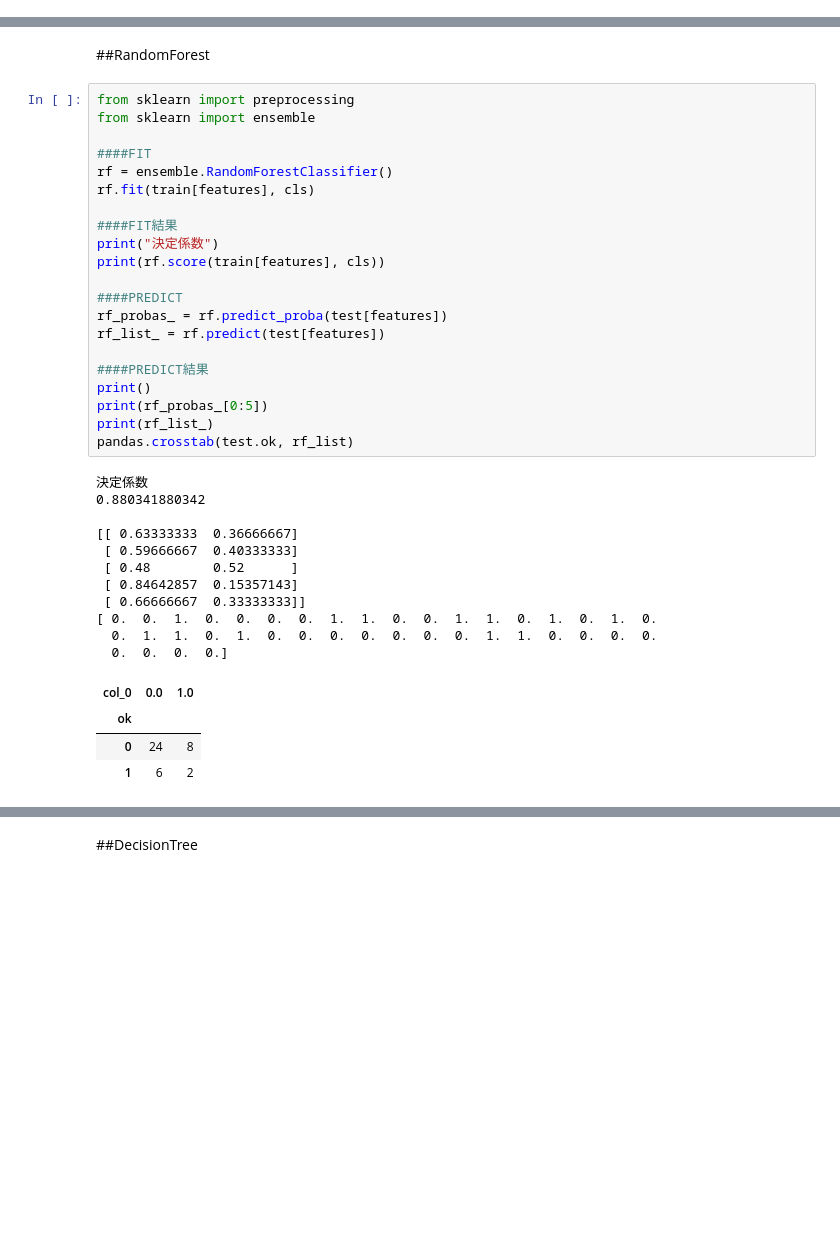
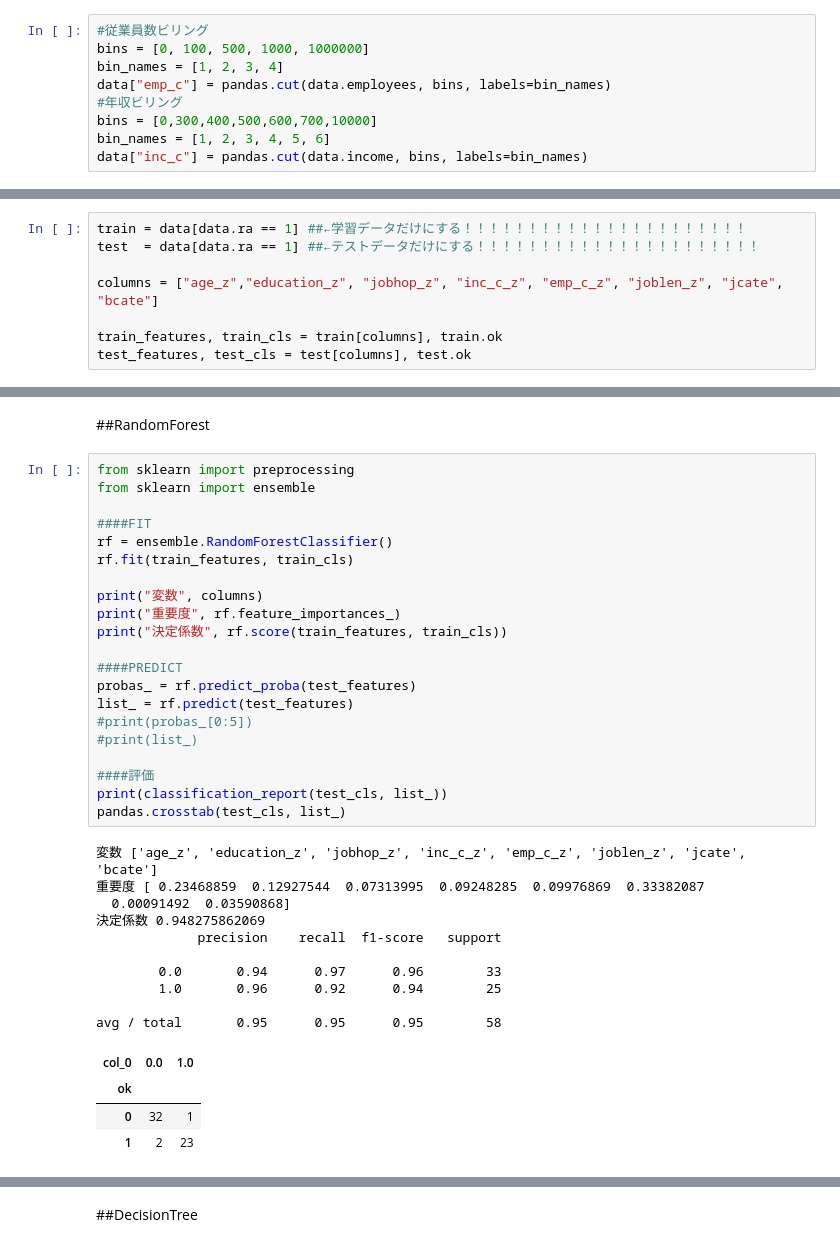
Before and after one commit to fujikzy/datascience, a Jupyter notebook: match.ipynb, the cells around one changed output, grey strips where cells are left out. Saved outputs shown, nothing was run; the diff lists cells and outputs as text; blank space fills up the shorter version.

```diff
--- a/match.ipynb
+++ b/match.ipynb
@@ -12 +39,10 @@ logistic.hist_show(frame, "companies")
+# %%
+#従業員数ビリング
+bins = [0, 100, 500, 1000, 1000000]
+bin_names = [1, 2, 3, 4]
+data["emp_c"] = pandas.cut(data.employees, bins, labels=bin_names)
+#年収ビリング
+bins = [0,300,400,500,600,700,10000]
+bin_names = [1, 2, 3, 4, 5, 6]
+data["inc_c"] = pandas.cut(data.income, bins, labels=bin_names)
 # %% [markdown]
@@ -71,3 +93,11 @@ cls = train.ok
+# %%
+train = data[data.ra == 1] ##←学習データだけにする！！！！！！！！！！！！！！！！！！！！！！
+test  = data[data.ra == 1] ##←テストデータだけにする！！！！！！！！！！！！！！！！！！！！！！
+
+columns = ["age_z","education_z", "jobhop_z", "inc_c_z", "emp_c_z", "joblen_z", "jcate", "bcate"]
+
+train_features, train_cls = train[columns], train.ok
+test_features, test_cls = test[columns], test.ok
 # %% [markdown]
 ##LogisticRegression
 # %%
@@ -122,37 +144,36 @@ intercept
 # %%
 from sklearn import preprocessing
 from sklearn import ensemble
 
 ####FIT
 rf = ensemble.RandomForestClassifier()
-rf.fit(train[features], cls)
+rf.fit(train_features, train_cls)
 
-####FIT結果
-print("決定係数")
-print(rf.score(train[features], cls))
+print("変数", columns)
+print("重要度", rf.feature_importances_)
+print("決定係数", rf.score(train_features, train_cls))
 
 ####PREDICT
-rf_probas_ = rf.predict_proba(test[features])
-rf_list_ = rf.predict(test[features])
+probas_ = rf.predict_proba(test_features)
+list_ = rf.predict(test_features)
+#print(probas_[0:5])
+#print(list_)
 
-####PREDICT結果
-print()
-print(rf_probas_[0:5])
-print(rf_list_)
-pandas.crosstab(test.ok, rf_list)
+####評価
+print(classification_report(test_cls, list_))
+pandas.crosstab(test_cls, list_)
 # %% [output]
-決定係数
-0.880341880342
+変数 ['age_z', 'education_z', 'jobhop_z', 'inc_c_z', 'emp_c_z', 'joblen_z', 'jcate', 'bcate']
+重要度 [ 0.23468859  0.12927544  0.07313995  0.09248285  0.09976869  0.33382087
+  0.00091492  0.03590868]
+決定係数 0.948275862069
+             precision    recall  f1-score   support
 
-[[ 0.63333333  0.36666667]
- [ 0.59666667  0.40333333]
- [ 0.48        0.52      ]
- [ 0.84642857  0.15357143]
- [ 0.66666667  0.33333333]]
-[ 0.  0.  1.  0.  0.  0.  0.  1.  1.  0.  0.  1.  1.  0.  1.  0.  1.  0.
-  0.  1.  1.  0.  1.  0.  0.  0.  0.  0.  0.  0.  1.  1.  0.  0.  0.  0.
-  0.  0.  0.  0.]
+        0.0       0.94      0.97      0.96        33
+        1.0       0.96      0.92      0.94        25
+
+avg / total       0.95      0.95      0.95        58
 | col_0 | 0.0 | 1.0 |
 | ok |  |  |
-| 0 | 24 | 8 |
-| 1 | 6 | 2 |
+| 0 | 32 | 1 |
+| 1 | 2 | 23 |
```
Also changed, not shown: parts of 22 cells of this notebook, 3 other files.
